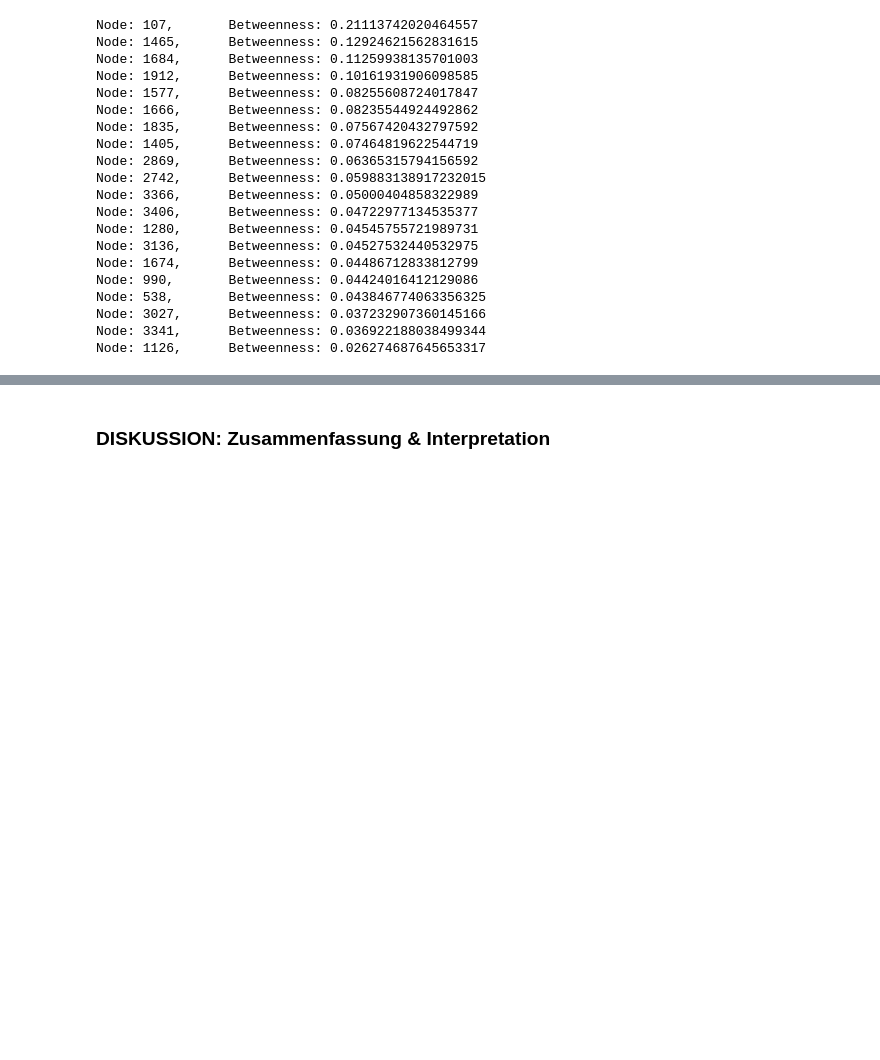
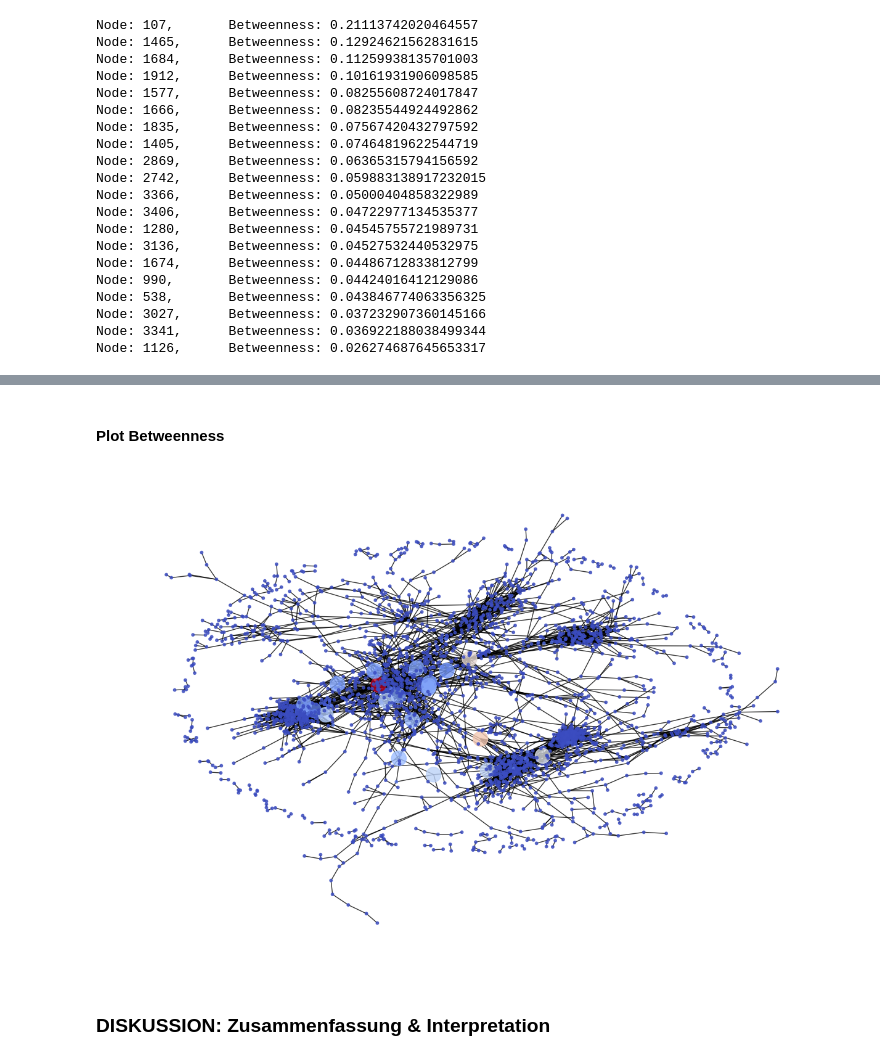
Before and after one commit to thodotpro/ws25_network, a Jupyter notebook: 25W-NWS-Aufgabenstellung.ipynb, the cells around one changed output, grey strips where cells are left out. Drawn from its saved outputs; the diff is of its cells as text; code cells hidden in the pictures; blank space fills up the shorter version.

Commit message:
betweenness

```diff
--- a/25W-NWS-Aufgabenstellung.ipynb
+++ b/25W-NWS-Aufgabenstellung.ipynb
@@ -228,6 +229,8 @@ sorted_betweenness = sorted(G_betweenness.items(), key=lambda x: x[1], reverse=T
 
 for node, betweeneness in sorted_betweenness[:20]:
     print(f"Node: {node}, \t Betweenness: {betweeneness}")
+
+top_20_betweenness = sorted_betweenness[:20]
 # %% [output]
 Node: 107,       Betweenness: 0.21113742020464557
 Node: 1465,      Betweenness: 0.12924621562831615
@@ -255,2 +255,20 @@ AtlasView({1136: {}, 1485: {}, 927: {}, 637: {}, 1556: {}, 1722: {}, 1315: {}, 1
+# %% [markdown]
+#### Plot Betweenness
+# %%
+top_20_betweenness = [node for node, value in top_20_betweenness]
+node_color = [G_betweenness[node] for node in G.nodes()]
+node_size = [300 if node in top_20_betweenness else 10 for node in G.nodes()]
+
+plt.figure(figsize=(12, 8))
+nx.draw_spring(G,
+               node_color=node_color,
+               node_size=node_size,
+               cmap=plt.cm.coolwarm,
+               with_labels=False,
+               alpha=0.8)
+
+plt.show()
+# %% [output]
+[figure, added]
 # %% [markdown]
 ### DISKUSSION: Zusammenfassung & Interpretation
```
Also changed, not shown: parts of 2 cells of this notebook.
